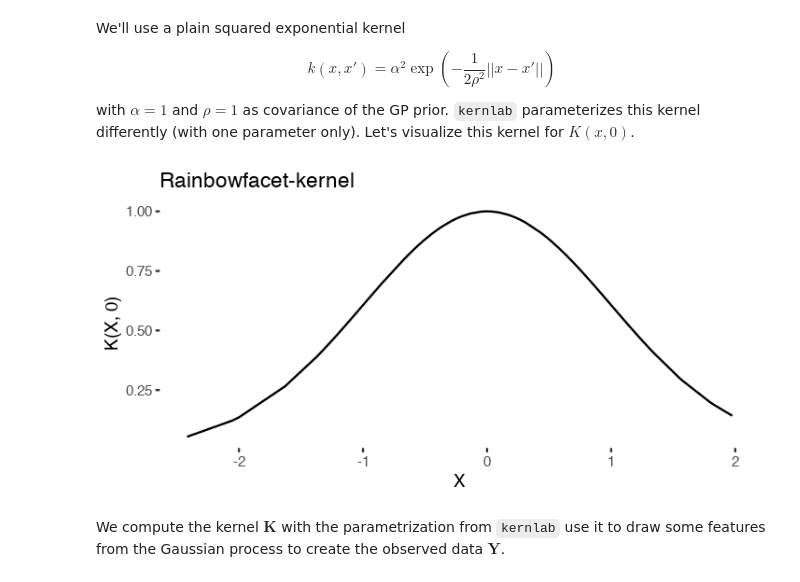
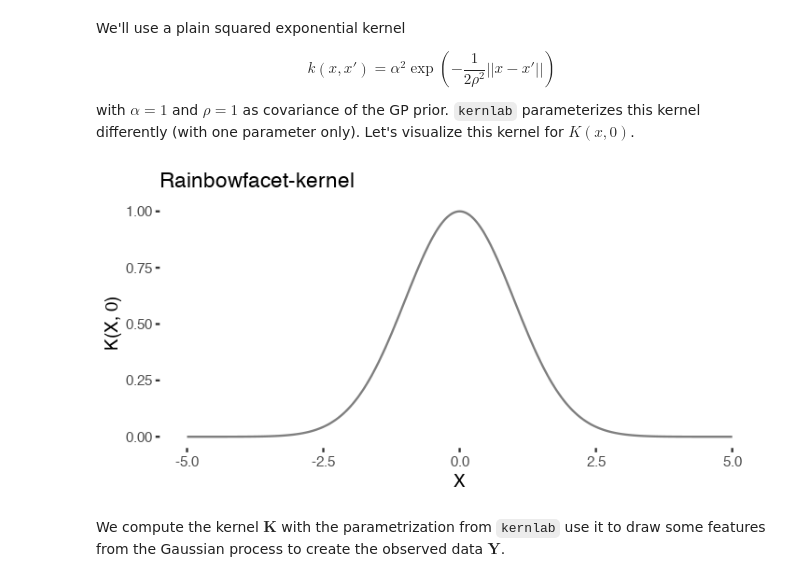
Before and after one commit to dirmeier/etudes, a Jupyter notebook: gplvm.ipynb, the cells around one changed output. Drawn from its saved outputs; the diff is of its cells as text; code cells hidden in the pictures.

```diff
--- a/gplvm.ipynb
+++ b/gplvm.ipynb
@@ -42,7 +47,7 @@ q <- 1
 # %% [markdown]
 First we create some *true* data against which we will test the GPLVM. $\mathbf{X}$ will be the matrix of *latent* features.
 # %%
-X <- matrix(rnorm(n * q), n)
+X <- matrix(rnorm(n * q), n, q)
 # %% [markdown]
 We'll use a plain squared exponential kernel
 
@@ -52,14 +57,15 @@ $$
 
 with $\alpha = 1$ and $\rho = 1$ as covariance of the GP prior. `kernlab` parameterizes this kernel differently (with one parameter only). Let's visualize this kernel for $K(x, 0)$.
 # %%
-ggplot(data.frame(X=X, K=kernelMatrix(rbfdot(0.5), X, 0))) +
-    geom_line(aes(X, K)) +
+kernel_vis <- seq(-5, 5, length.out = 10000)
+ggplot(data.frame(X=kernel_vis, K=kernelMatrix(rbfdot(0.5), kernel_vis, 0))) +
+    geom_line(aes(X, K), alpha=.5) +
     theme_tufte() +
     scale_y_continuous("K(X, 0)") +
     scale_x_continuous("X") +
     ggtitle("Rainbowfacet-kernel")
 # %% [output]
-[figure, old version]
+[figure, new version]
 # %% [markdown]
 We compute the kernel $\mathbf{K}$ with the parametrization from `kernlab` use it to draw some features from the Gaussian process to create the observed data $\mathbf{Y}$.
 # %%
```
Also changed, not shown: parts of 8 cells of this notebook.
